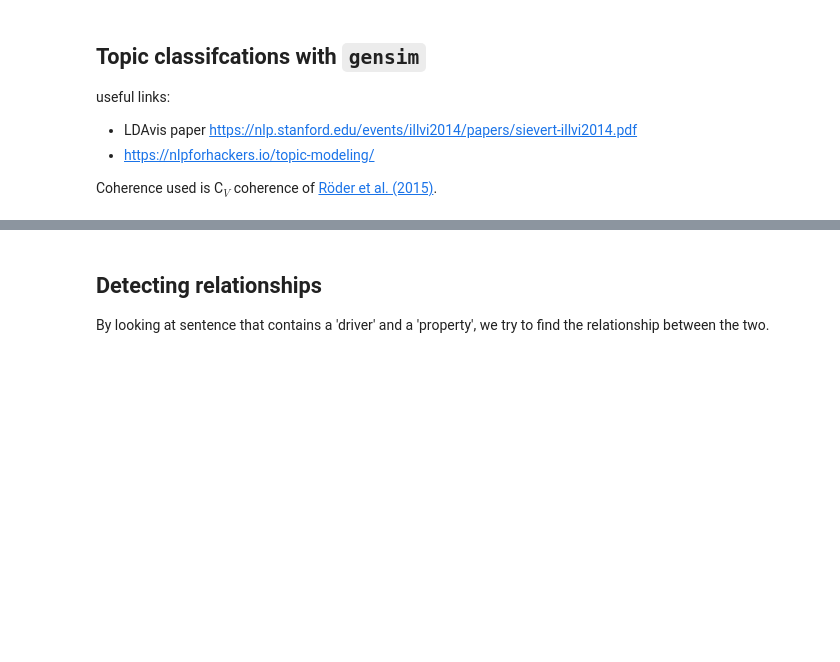
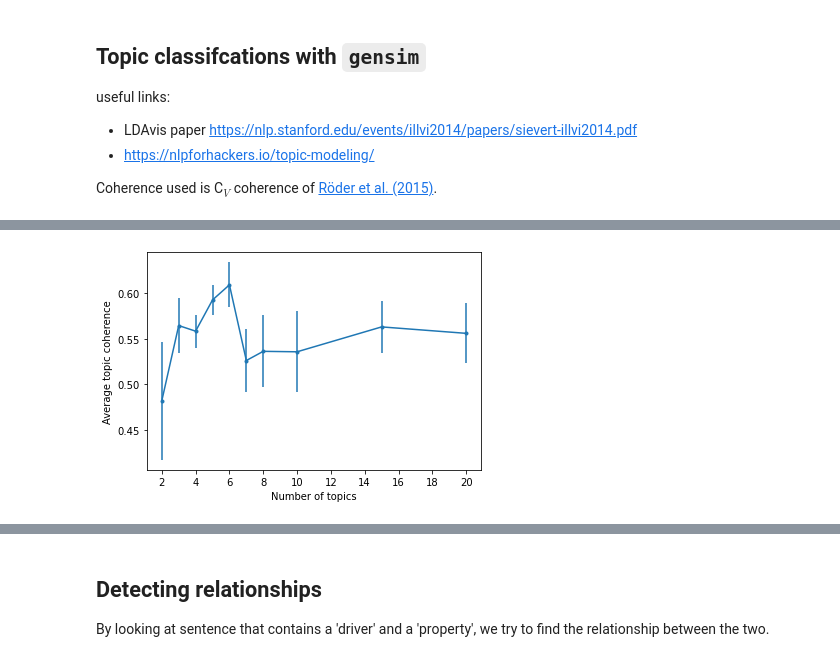
Before and after one commit to climasoma/nlp, a Jupyter notebook: notebooks/nlp-meta-analyses.ipynb, the cells around one changed output, grey strips where cells are left out. Drawn from its saved outputs; the diff is of its cells as text; code cells hidden in the pictures; blank space fills up the shorter version.

```diff
--- a/notebooks/nlp-meta-analyses.ipynb
+++ b/notebooks/nlp-meta-analyses.ipynb
@@ -537 +526,13 @@ fig.savefig(outputdir + 'coherence-meta.png', dpi=300)
+# %%
+# figure of average topic coherence
+avgcoh = np.array(avgcoh)
+fig, ax = plt.subplots()
+ax.errorbar(avgcoh[:, 0], avgcoh[:, 1], yerr=avgcoh[:, 2],
+            marker='.', linestyle='-')
+ax.set_xlabel('Number of topics')
+ax.set_ylabel('Average topic coherence')
+ax.xaxis.set_major_locator(MaxNLocator(integer=True))
+fig.savefig(outputdir + 'coherence-meta-avg.png', dpi=300)
+# %% [output]
+[figure, added]
 # %%
```
Also changed, not shown: parts of 13 cells of this notebook, 3 other files.
